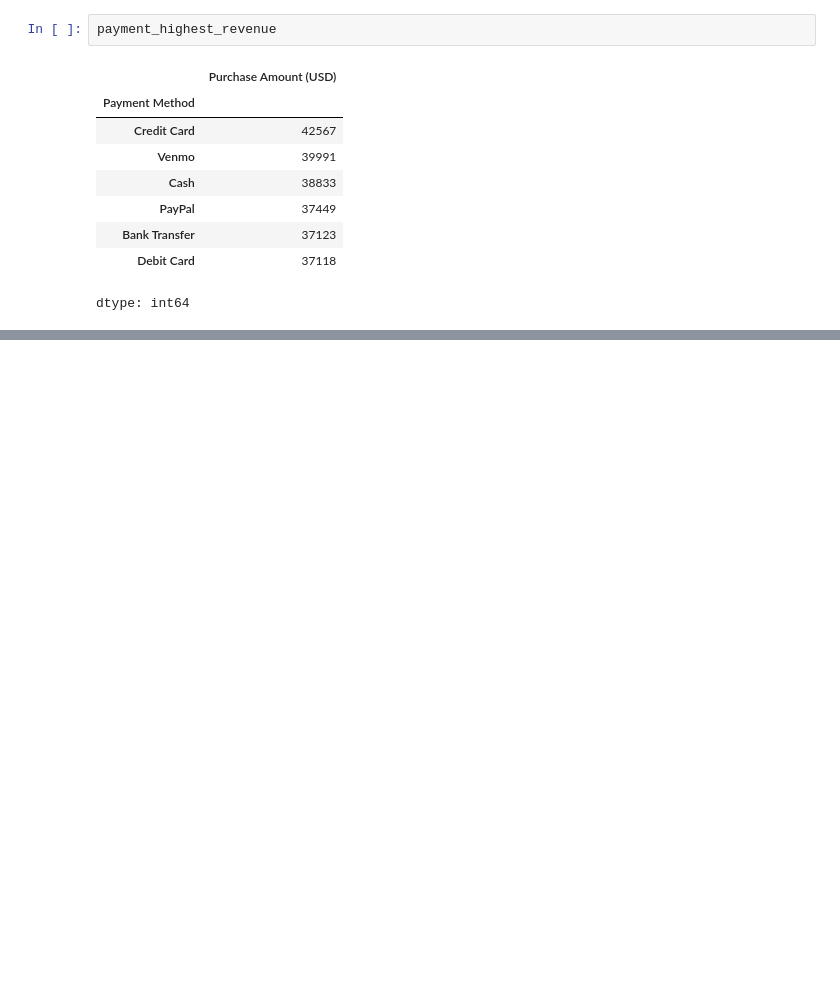
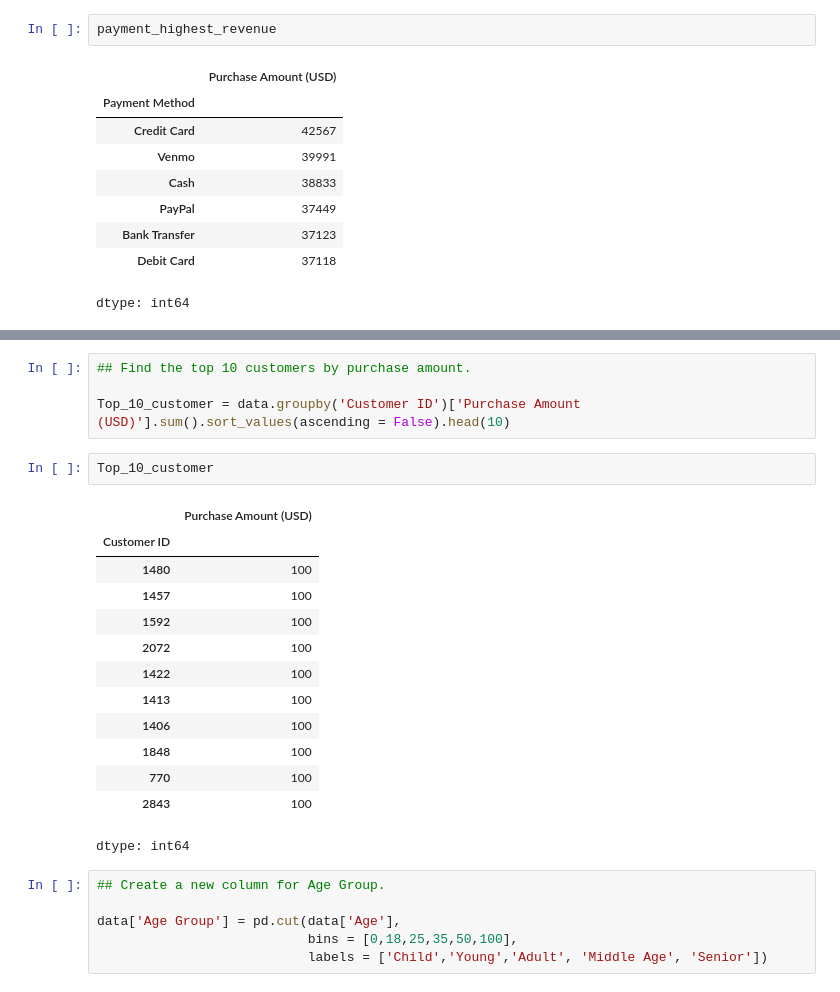
Before and after one commit to mdanushwaran/Shopping_trends_analytics, a Jupyter notebook: Shopping_trends_analytics.ipynb, the cells around one changed output, grey strips where cells are left out. Cells and saved outputs as stored; diff of their text form; blank space fills up the shorter version.

```diff
--- a/Shopping_trends_analytics.ipynb
+++ b/Shopping_trends_analytics.ipynb
@@ -1047,0 +1096,26 @@ dtype: int64
+# %%
+## Find the top 10 customers by purchase amount.
+
+Top_10_customer = data.groupby('Customer ID')['Purchase Amount (USD)'].sum().sort_values(ascending = False).head(10)
+# %%
+Top_10_customer
+# %% [output]
+|  | Purchase Amount (USD) |
+| Customer ID |  |
+| 1480 | 100 |
+| 1457 | 100 |
+| 1592 | 100 |
+| 2072 | 100 |
+| 1422 | 100 |
+| 1413 | 100 |
+| 1406 | 100 |
+| 1848 | 100 |
+| 770 | 100 |
+| 2843 | 100 |
+dtype: int64
+# %%
+## Create a new column for Age Group.
+
+data['Age Group'] = pd.cut(data['Age'],
+                           bins = [0,18,25,35,50,100],
+                           labels = ['Child','Young','Adult', 'Middle Age', 'Senior'])
```
Also changed, not shown: parts of 4 cells of this notebook.
